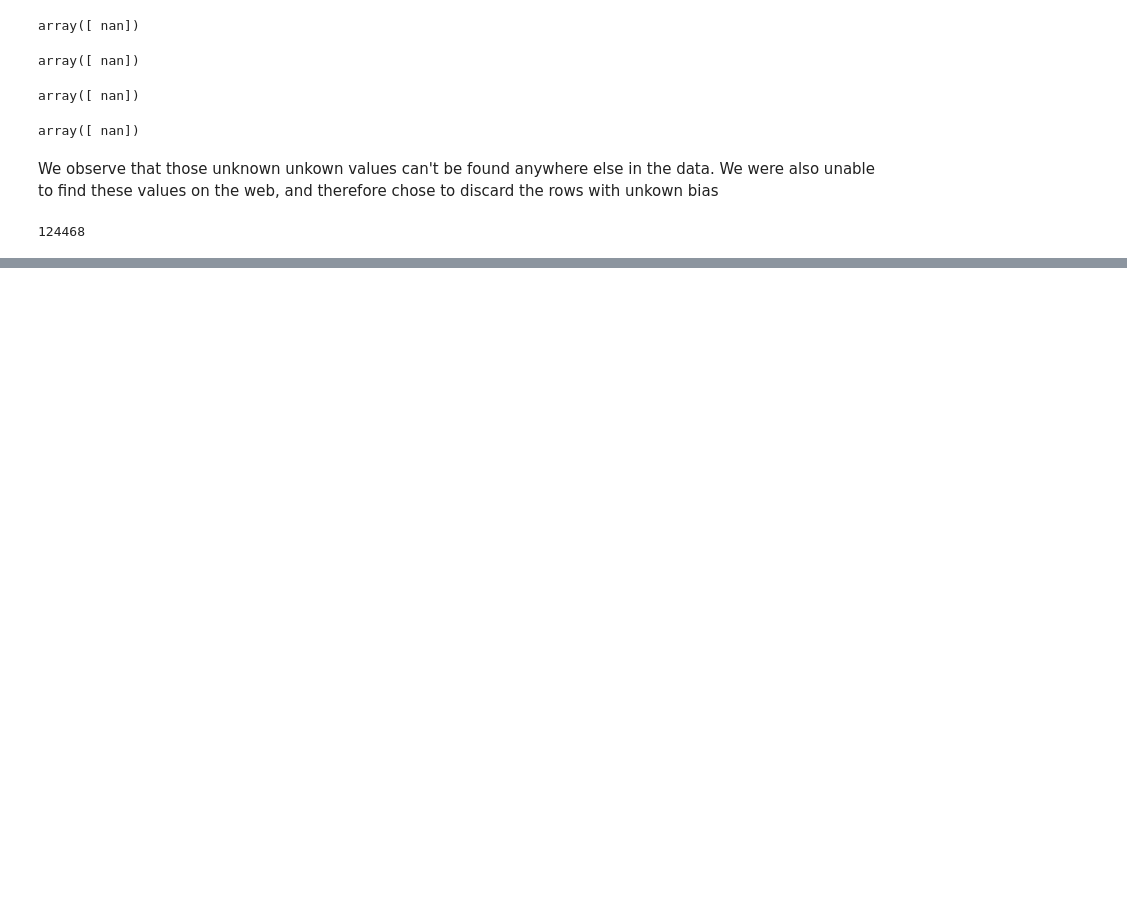
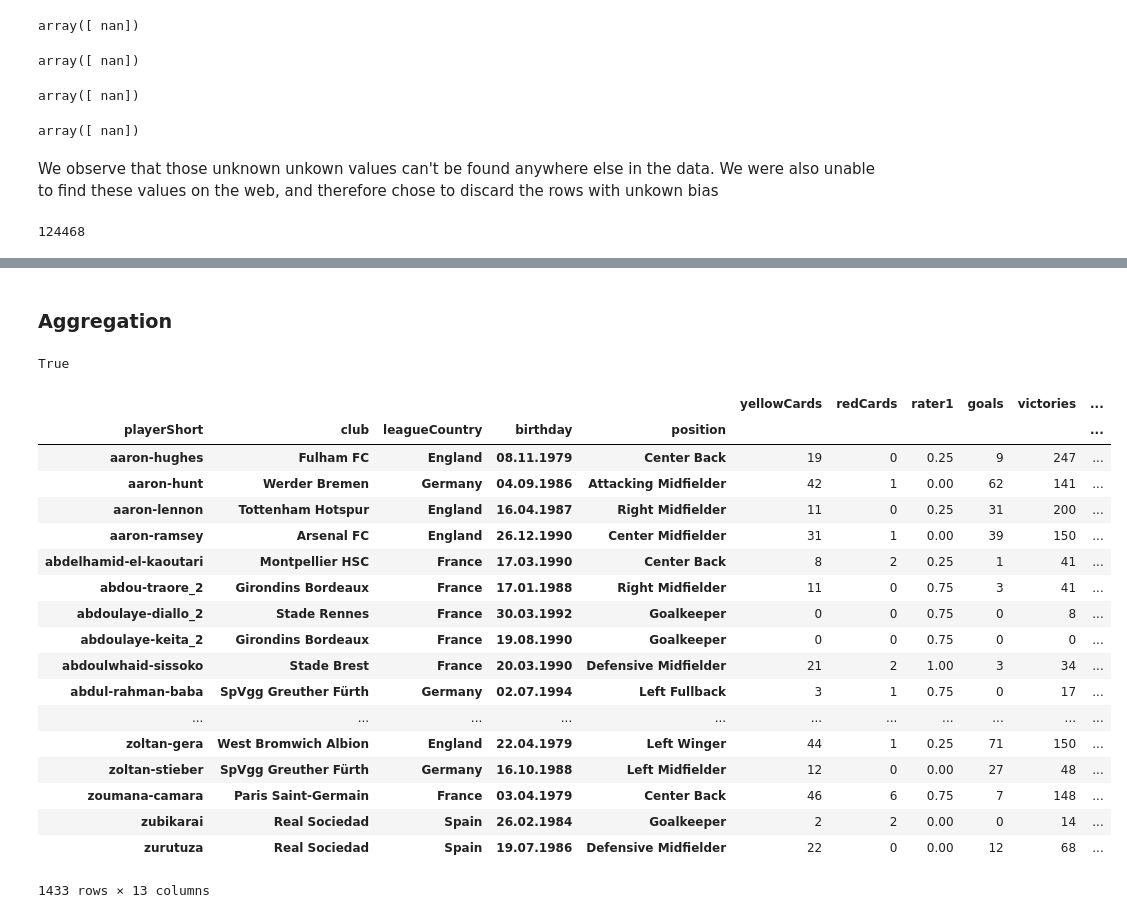
Before and after one commit to nathanquinteiro/ADA-Homework, a Jupyter notebook: 04 - Applied ML/Applied_ML.ipynb, the cells around one changed output, grey strips where cells are left out. Saved outputs shown, nothing was run; the diff lists cells and outputs as text; code cells hidden in the pictures; blank space fills up the shorter version.

Commit message:
Almost finished cleaning

```diff
--- a/04 - Applied ML/Applied_ML.ipynb
+++ b/04 - Applied ML/Applied_ML.ipynb
@@ -379,0 +468,4 @@ len(data_clean)
+# %%
+data_clean_with_player_bias = data_clean.copy()
+data_clean_with_player_bias["meanIAT"] = data_clean_with_player_bias["meanIAT"]*data_clean_with_player_bias["games"]
+data_clean_with_player_bias["meanExp"] = data_clean_with_player_bias["meanExp"]*data_clean_with_player_bias["games"]
@@ -379,0 +474,39 @@ len(data_clean)
+# %%
+data_clean_with_player_bias = data_clean_with_player_bias.drop(["nIAT", "seIAT", "nExp", "seExp"], axis=1)
+# %% [markdown]
+### Aggregation
+# %%
+data_grouped = data_clean_with_player_bias.groupby(["playerShort","club","leagueCountry","birthday","position"])
+# %%
+len(data_grouped)==len(data_clean_with_player_bias.groupby(["playerShort"]))
+# %% [output]
+True
+# %%
+agg_functions = {'height' : np.mean, 'weight' : np.mean, 'games' : np.sum, 'victories' : np.sum,
+                 'ties' : np.sum, 'defeats' : np.sum, 'goals' : np.sum, 'yellowCards' : np.sum,
+                 'redCards' : np.sum, 'rater1' : np.mean, 'rater2' : np.mean, 'meanIAT' : np.sum,
+                 'meanExp' : np.sum}
+# %%
+data_aggregation = data_grouped.agg(agg_functions)
+data_aggregation[["meanIAT","meanExp"]] = data_aggregation[["meanIAT","meanExp"]].div(data_aggregation["games"], axis="rows")
+data_aggregation
+# %% [output]
+|  |  |  |  |  | yellowCards | redCards | rater1 | goals | victories | ... |
+| playerShort | club | leagueCountry | birthday | position |  |  |  |  |  | ... |
+| aaron-hughes | Fulham FC | England | 08.11.1979 | Center Back | 19 | 0 | 0.25 | 9 | 247 | ... |
+| aaron-hunt | Werder Bremen | Germany | 04.09.1986 | Attacking Midfielder | 42 | 1 | 0.00 | 62 | 141 | ... |
+| aaron-lennon | Tottenham Hotspur | England | 16.04.1987 | Right Midfielder | 11 | 0 | 0.25 | 31 | 200 | ... |
+| aaron-ramsey | Arsenal FC | England | 26.12.1990 | Center Midfielder | 31 | 1 | 0.00 | 39 | 150 | ... |
+| abdelhamid-el-kaoutari | Montpellier HSC | France | 17.03.1990 | Center Back | 8 | 2 | 0.25 | 1 | 41 | ... |
+| abdou-traore_2 | Girondins Bordeaux | France | 17.01.1988 | Right Midfielder | 11 | 0 | 0.75 | 3 | 41 | ... |
+| abdoulaye-diallo_2 | Stade Rennes | France | 30.03.1992 | Goalkeeper | 0 | 0 | 0.75 | 0 | 8 | ... |
+| abdoulaye-keita_2 | Girondins Bordeaux | France | 19.08.1990 | Goalkeeper | 0 | 0 | 0.75 | 0 | 0 | ... |
+| abdoulwhaid-sissoko | Stade Brest | France | 20.03.1990 | Defensive Midfielder | 21 | 2 | 1.00 | 3 | 34 | ... |
+| abdul-rahman-baba | SpVgg Greuther Fürth | Germany | 02.07.1994 | Left Fullback | 3 | 1 | 0.75 | 0 | 17 | ... |
+| ... | ... | ... | ... | ... | ... | ... | ... | ... | ... | ... |
+| zoltan-gera | West Bromwich Albion | England | 22.04.1979 | Left Winger | 44 | 1 | 0.25 | 71 | 150 | ... |
+| zoltan-stieber | SpVgg Greuther Fürth | Germany | 16.10.1988 | Left Midfielder | 12 | 0 | 0.00 | 27 | 48 | ... |
+| zoumana-camara | Paris Saint-Germain | France | 03.04.1979 | Center Back | 46 | 6 | 0.75 | 7 | 148 | ... |
+| zubikarai | Real Sociedad | Spain | 26.02.1984 | Goalkeeper | 2 | 2 | 0.00 | 0 | 14 | ... |
+| zurutuza | Real Sociedad | Spain | 19.07.1986 | Defensive Midfielder | 22 | 0 | 0.00 | 12 | 68 | ... |
+1433 rows × 13 columns
```
Also changed, not shown: parts of 17 cells of this notebook, 3 other files.
